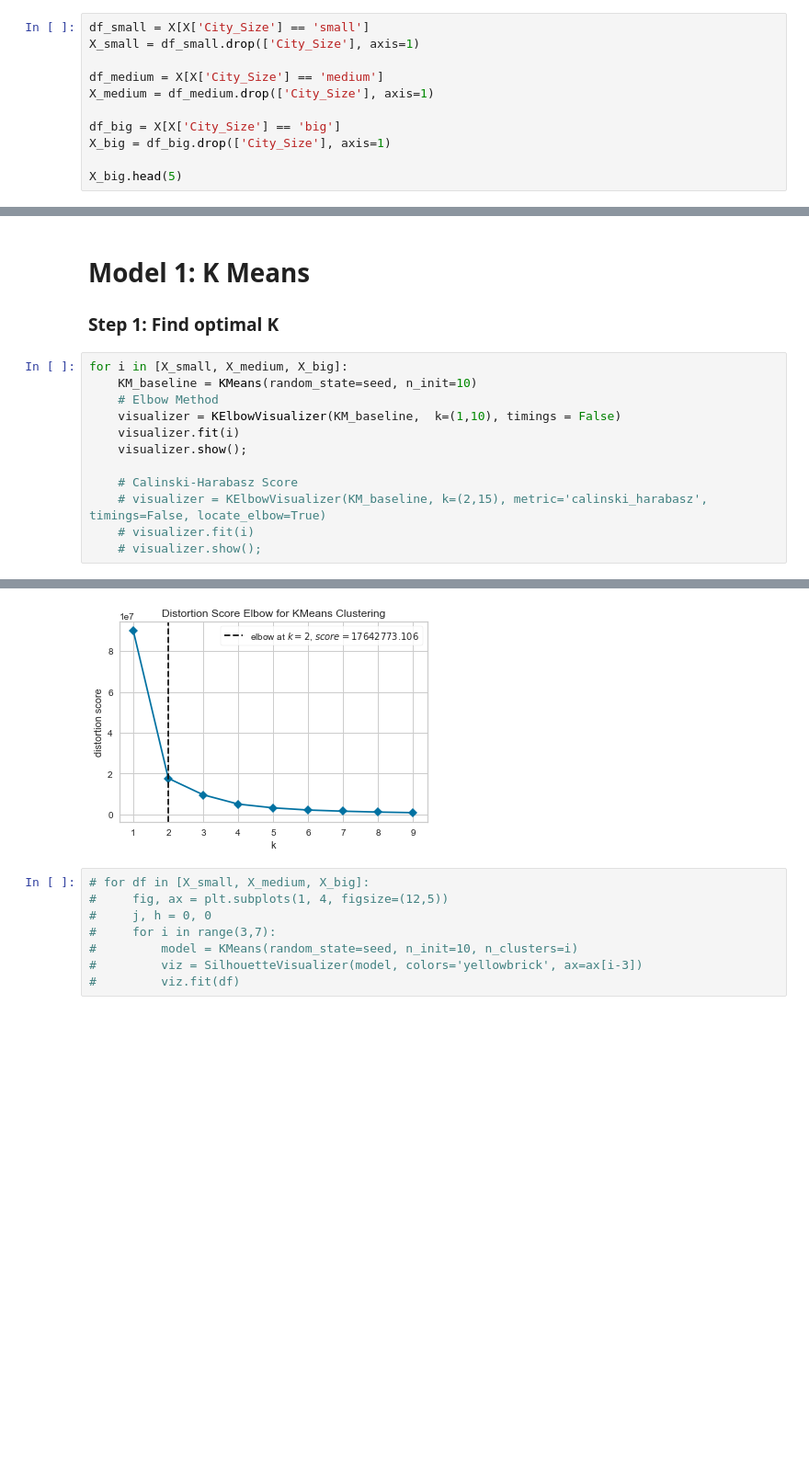
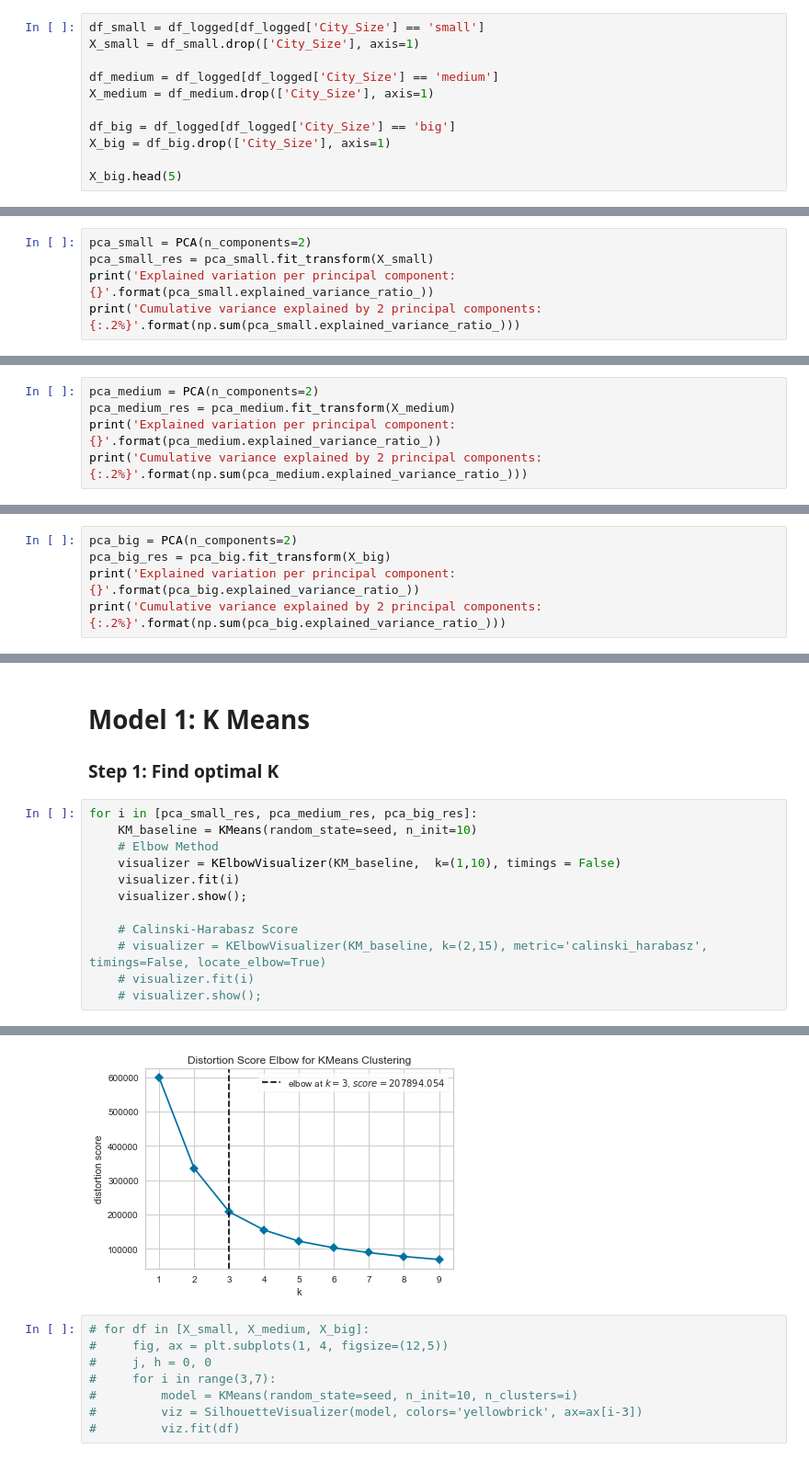
Before and after one commit to colton-lapp/DemographicChange, a Jupyter notebook: Q3_Clustering-FINAL.ipynb, the cells around one changed output, grey strips where cells are left out. Shown at 92% size. Drawn from its saved outputs; the diff is of its cells as text; blank space fills up the shorter version.

Commit message:
feat(Q3):added PCA and cluster plots

```diff
--- a/Q3_Clustering-FINAL.ipynb
+++ b/Q3_Clustering-FINAL.ipynb
@@ -232,13 +201,13 @@ X.head()
 # %% [markdown]
 ## Create Dataset for Each Size Category
 # %%
-df_small = X[X['City_Size'] == 'small']
+df_small = df_logged[df_logged['City_Size'] == 'small']
 X_small = df_small.drop(['City_Size'], axis=1)
 
-df_medium = X[X['City_Size'] == 'medium']
+df_medium = df_logged[df_logged['City_Size'] == 'medium']
 X_medium = df_medium.drop(['City_Size'], axis=1)
 
-df_big = X[X['City_Size'] == 'big']
+df_big = df_logged[df_logged['City_Size'] == 'big']
 X_big = df_big.drop(['City_Size'], axis=1)
 
 X_big.head(5)
@@ -252,0 +224,5 @@ X_big.head(5)
+# %%
+pca_small = PCA(n_components=2)
+pca_small_res = pca_small.fit_transform(X_small)
+print('Explained variation per principal component: {}'.format(pca_small.explained_variance_ratio_))
+print('Cumulative variance explained by 2 principal components: {:.2%}'.format(np.sum(pca_small.explained_variance_ratio_)))
@@ -252,0 +241,5 @@ X_big.head(5)
+# %%
+pca_medium = PCA(n_components=2)
+pca_medium_res = pca_medium.fit_transform(X_medium)
+print('Explained variation per principal component: {}'.format(pca_medium.explained_variance_ratio_))
+print('Cumulative variance explained by 2 principal components: {:.2%}'.format(np.sum(pca_medium.explained_variance_ratio_)))
@@ -252,0 +258,5 @@ X_big.head(5)
+# %%
+pca_big = PCA(n_components=2)
+pca_big_res = pca_big.fit_transform(X_big)
+print('Explained variation per principal component: {}'.format(pca_big.explained_variance_ratio_))
+print('Cumulative variance explained by 2 principal components: {:.2%}'.format(np.sum(pca_big.explained_variance_ratio_)))
@@ -255,7 +275,7 @@ X_big.head(5)
 
 ### Step 1: Find optimal K
 # %%
-for i in [X_small, X_medium, X_big]:
+for i in [pca_small_res, pca_medium_res, pca_big_res]:
     KM_baseline = KMeans(random_state=seed, n_init=10)
     # Elbow Method
     visualizer = KElbowVisualizer(KM_baseline,  k=(1,10), timings = False)
@@ -272,4 +292,4 @@ for i in [X_small, X_medium, X_big]:
-[figure, old version]
+[figure, new version]
 # %%
 # for df in [X_small, X_medium, X_big]:
 #     fig, ax = plt.subplots(1, 4, figsize=(12,5))
```
Also changed, not shown: parts of 68 cells of this notebook.
